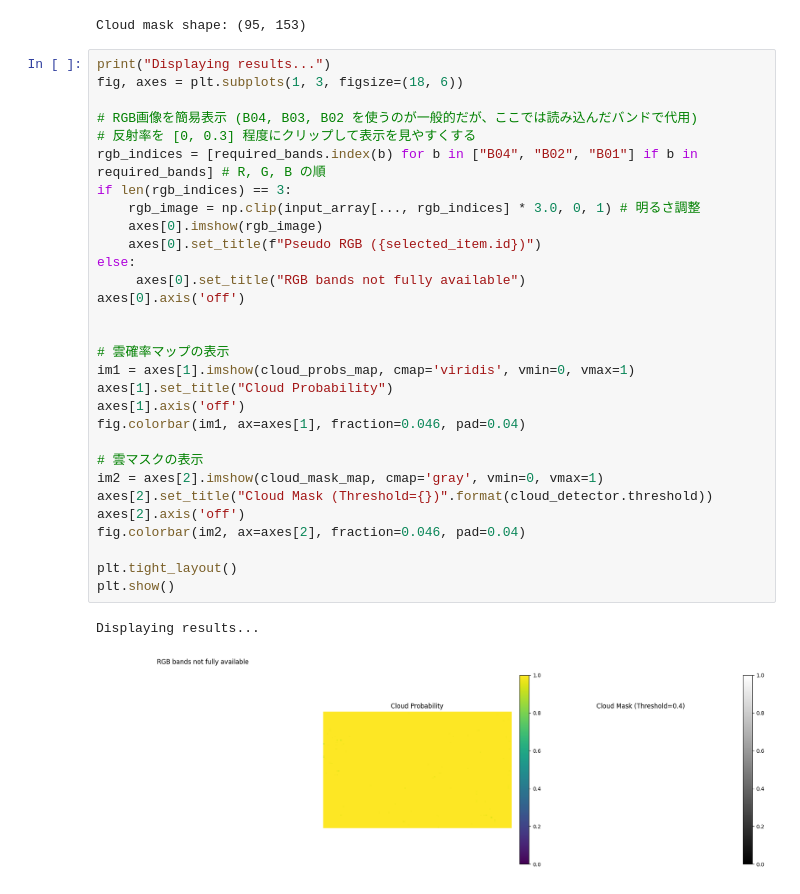
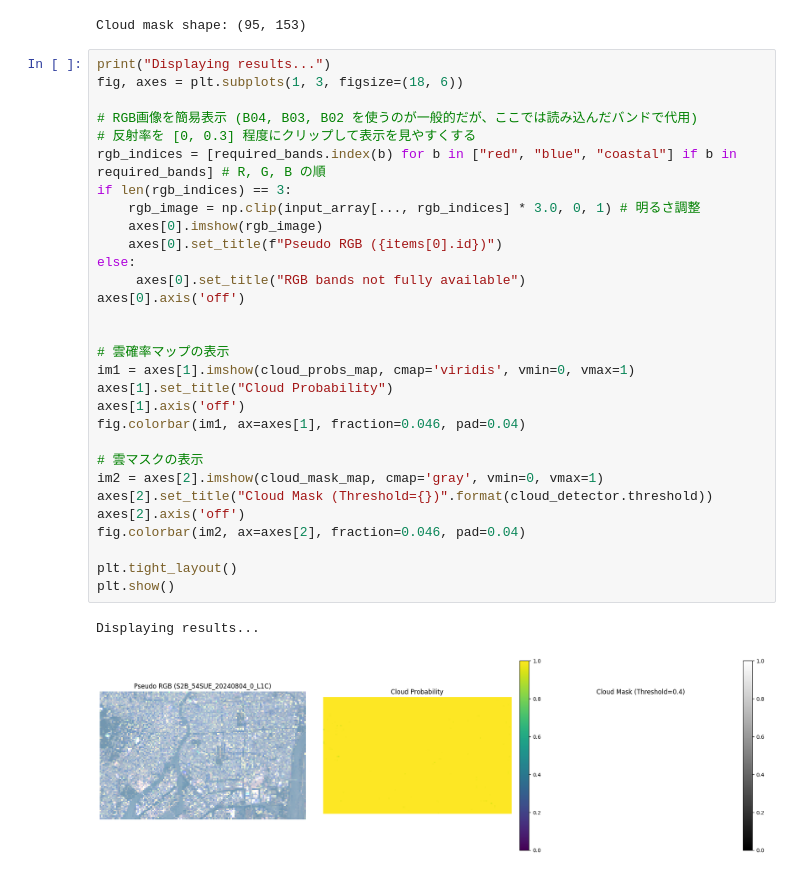
Before and after one commit to wakame1367/Notebooks, a Jupyter notebook: sentinel2_cloud_detector.ipynb, the cells around one changed output. Saved outputs shown, nothing was run; the diff lists cells and outputs as text.

```diff
--- a/sentinel2_cloud_detector.ipynb
+++ b/sentinel2_cloud_detector.ipynb
@@ -222,33 +222,33 @@ Cloud mask shape: (95, 153)
 # %%
 print("Displaying results...")
 fig, axes = plt.subplots(1, 3, figsize=(18, 6))
 
 # RGB画像を簡易表示 (B04, B03, B02 を使うのが一般的だが、ここでは読み込んだバンドで代用)
 # 反射率を [0, 0.3] 程度にクリップして表示を見やすくする
-rgb_indices = [required_bands.index(b) for b in ["B04", "B02", "B01"] if b in required_bands] # R, G, B の順
+rgb_indices = [required_bands.index(b) for b in ["red", "blue", "coastal"] if b in required_bands] # R, G, B の順
 if len(rgb_indices) == 3:
     rgb_image = np.clip(input_array[..., rgb_indices] * 3.0, 0, 1) # 明るさ調整
     axes[0].imshow(rgb_image)
-    axes[0].set_title(f"Pseudo RGB ({selected_item.id})")
+    axes[0].set_title(f"Pseudo RGB ({items[0].id})")
 else:
      axes[0].set_title("RGB bands not fully available")
 axes[0].axis('off')
 
 
 # 雲確率マップの表示
 im1 = axes[1].imshow(cloud_probs_map, cmap='viridis', vmin=0, vmax=1)
 axes[1].set_title("Cloud Probability")
 axes[1].axis('off')
 fig.colorbar(im1, ax=axes[1], fraction=0.046, pad=0.04)
 
 # 雲マスクの表示
 im2 = axes[2].imshow(cloud_mask_map, cmap='gray', vmin=0, vmax=1)
 axes[2].set_title("Cloud Mask (Threshold={})".format(cloud_detector.threshold))
 axes[2].axis('off')
 fig.colorbar(im2, ax=axes[2], fraction=0.046, pad=0.04)
 
 plt.tight_layout()
 plt.show()
 # %% [output]
 Displaying results...
-[figure, old version]
+[figure, new version]
```
